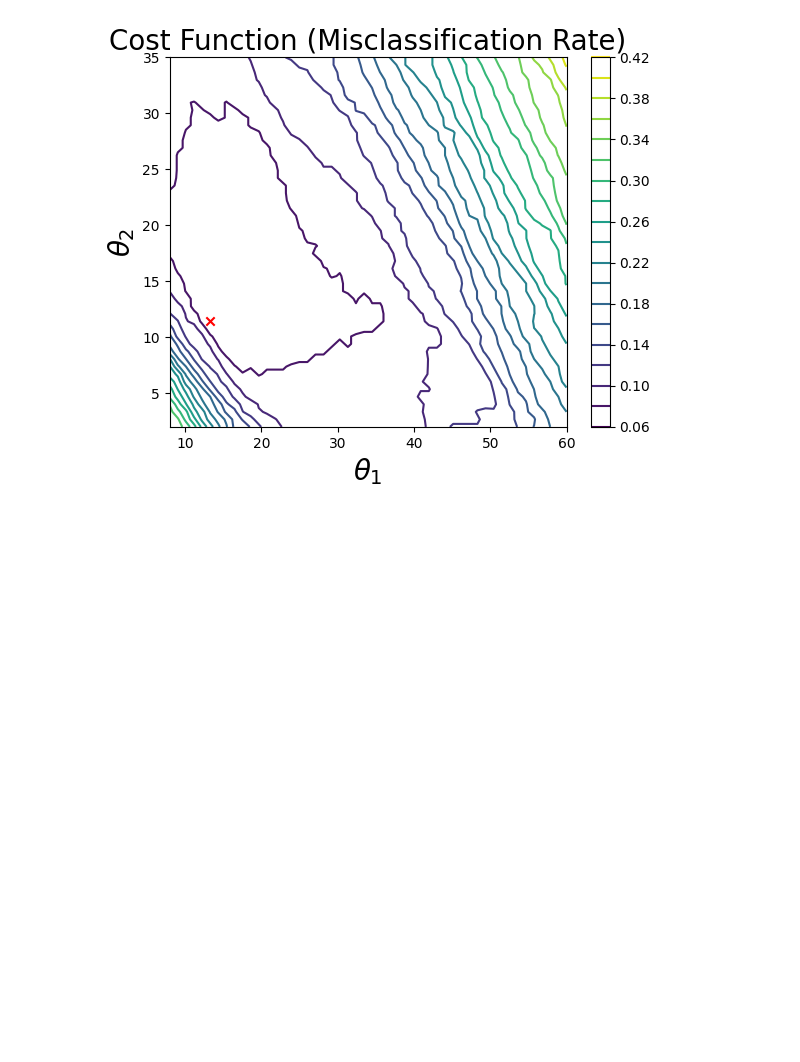
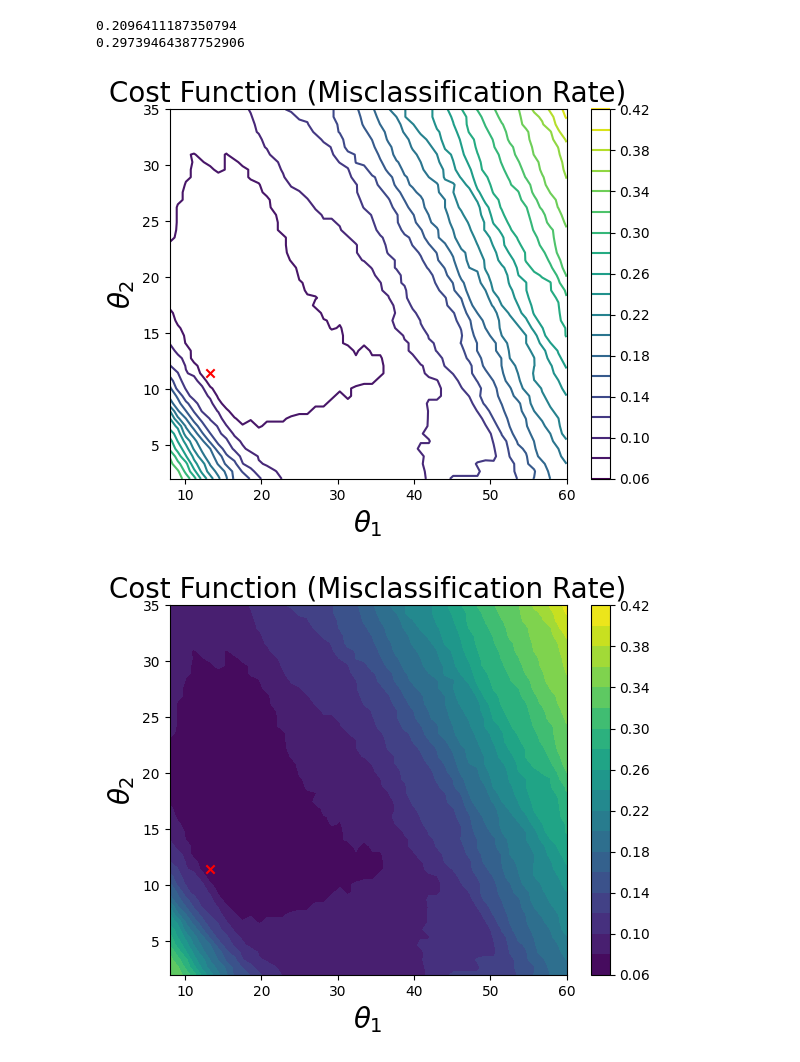
Before and after one commit to 11of12/coursework, a Jupyter notebook: winter2026/ecen471/projects/project3/project3.ipynb, the cells around one changed output. Drawn from its saved outputs; the diff is of its cells as text; code cells hidden in the pictures; blank space fills up the shorter version.

```diff
--- a/winter2026/ecen471/projects/project3/project3.ipynb
+++ b/winter2026/ecen471/projects/project3/project3.ipynb
@@ -124,0 +165,16 @@ Text(0.5, 1.0, 'Test Data')
+# %%
+@np.vectorize
+def cross_entropy_loss(y, g):
+    if y == 1:
+        return np.log(g)
+    elif y==-1:
+        return np.log(1-g)
+
+
+g_train = predictor.predict_proba(X_train)[:, 1]
+g_test = predictor.predict_proba(X_test)[:, 1]
+print(-np.mean(cross_entropy_loss(y_train, g_train)))
+print(-np.mean(cross_entropy_loss(y_test, g_test)))
+# %% [output]
+0.2096411187350794
+0.29739464387752906
@@ -125,17 +187,27 @@ Text(0.5, 1.0, 'Test Data')
 # %%
 contour = plt.contour(THETA1, THETA2, J, levels=num_levels,zorder=0)
+plt.scatter(coefs[0,0], coefs[0, 1], color="red", zorder=10, marker="x")
+plt.colorbar(contour)
+plt.xlabel(r"$\theta_1$", fontsize=20)
+plt.ylabel(r"$\theta_2$", fontsize=20)
+plt.title("Cost Function (Misclassification Rate)", fontsize=20)
+
+plt.show()
+
+contour = plt.contourf(THETA1, THETA2, J, levels=num_levels,zorder=0)
 plt.scatter(coefs[0,0], coefs[0, 1], color="red", zorder=10, marker="x")
 plt.colorbar(contour)
 plt.xlabel(r"$\theta_1$", fontsize=20)
 plt.ylabel(r"$\theta_2$", fontsize=20)
 plt.title("Cost Function (Misclassification Rate)", fontsize=20)
 
 plt.show()
 # contour =plt.contourf(THETA1, THETA2, J, levels=500,zorder=0)
 # plt.colorbar(contour)
 # plt.scatter(theta1_opt, theta2_opt, zorder=10, marker="*")
 # %% [output]
 [figure]
+[figure, added]
 # %%
 # from sklearn.metrics import classification_report
 
```
Also changed, not shown: parts of 8 cells of this notebook, 12 other files.
